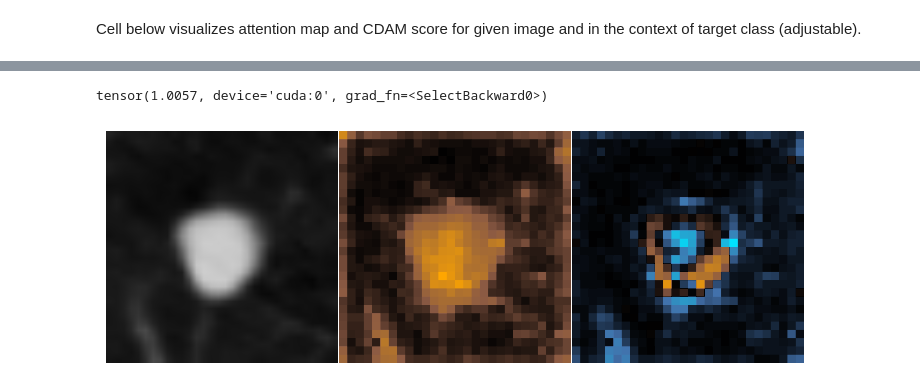
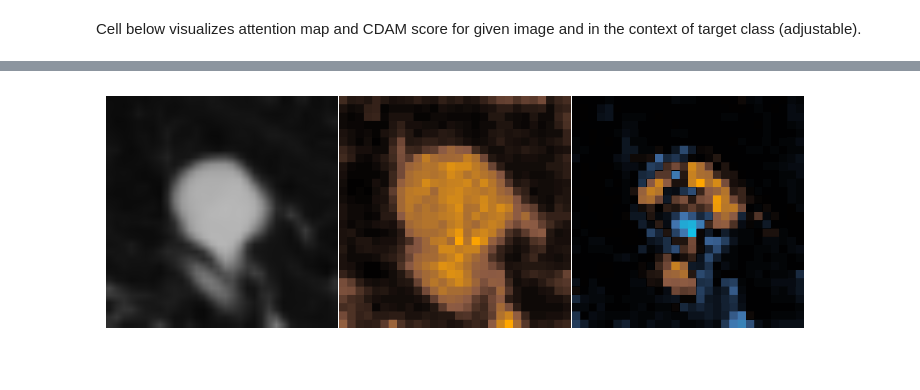
Before and after one commit to jbindaAI/LIDC, a Jupyter notebook: CDAM_LIDC/CDAM_SSL.ipynb, the cells around one changed output, grey strips where cells are left out. Cells and saved outputs as stored; diff of their text form; code cells hidden in the pictures.

```diff
--- a/CDAM_LIDC/CDAM_SSL.ipynb
+++ b/CDAM_LIDC/CDAM_SSL.ipynb
@@ -293,5 +287,0 @@ img_path = f"/home/jbinda/INFORM/LIDC/dataset/crops/{IMG_ID}.pt"
-# %%
-sample_img, original_img = load_img(img_path)
-
-model = model.to(device)
-pred = model(sample_img)
@@ -332,30 +288,29 @@ tensor([[[-3.6001e-03,  5.1829e-03,  1.0575e-04,  ..., -9.6002e-03,
 # %%
 #Choose image:
-IMG_ID = "0065"
+IMG_ID = "0123"
 
 # Loading image:
 img_path = f"/home/jbinda/INFORM/LIDC/dataset/crops/{IMG_ID}.pt"
 sample_img, original_img = load_img(img_path)
 sample_img.requires_grad = True
 
 ## Choose feature with respect to which you want compute CDAM score. In case of End2End model choose: End2End.
 # Available targets: "subtlety", "calcification", "margin", "lobulation", "spiculation", "diameter", "texture", "sphericity", "End2End"
-TARGET_CLASS="margin"
+TARGET_CLASS="End2End"
 SAVE_MAPS = False
 assert TARGET_CLASS in class2idx.keys(), f"Wrong target name! Available: {class2idx.keys()}"
 if SAVE_MAPS:
     savename=f"{TARGET_CLASS}_{IMG_ID}"
 else:
     savename=None
 
 # Preparing maps:
 model = model.to(device)
 attention_map, class_attention_map = get_maps(model, sample_img, target_class=TARGET_CLASS, clip=True)
 
 plot_results(original_img, [attention_map, class_attention_map], savename=savename, model_type=MODEL_TYPE)
 # %% [output]
-tensor(1.0057, device='cuda:0', grad_fn=<SelectBackward0>)
-[figure, old version]
+[figure, new version]
 # %%
 def plot_grid(original, maps, target_names, savename=None, figsize=(13, 6)):
     """Using matplotlib, plot the original image and the relevance maps"""
```
Also changed, not shown: parts of 9 cells of this notebook, 4 other files.
